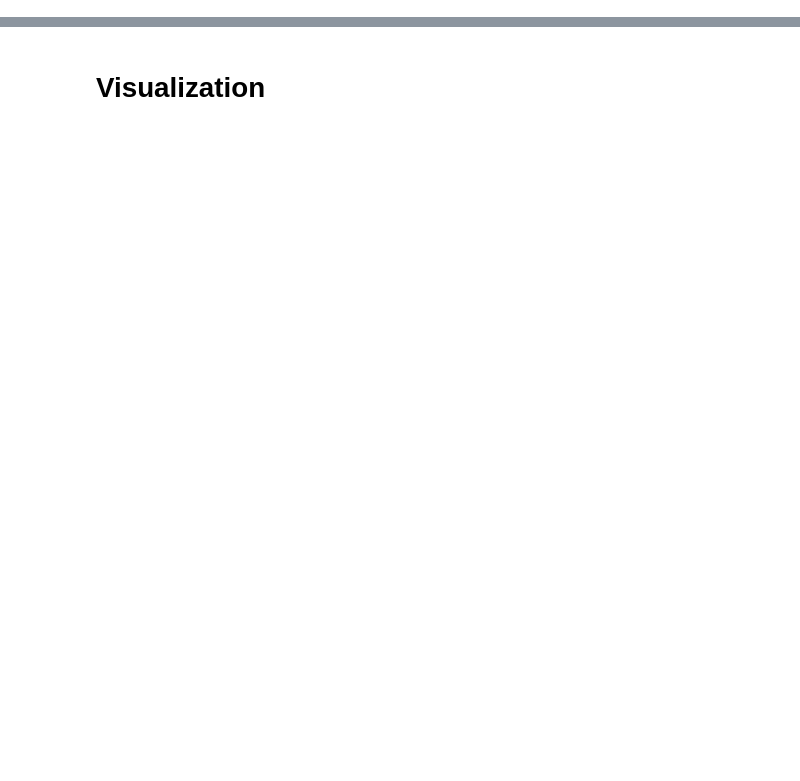
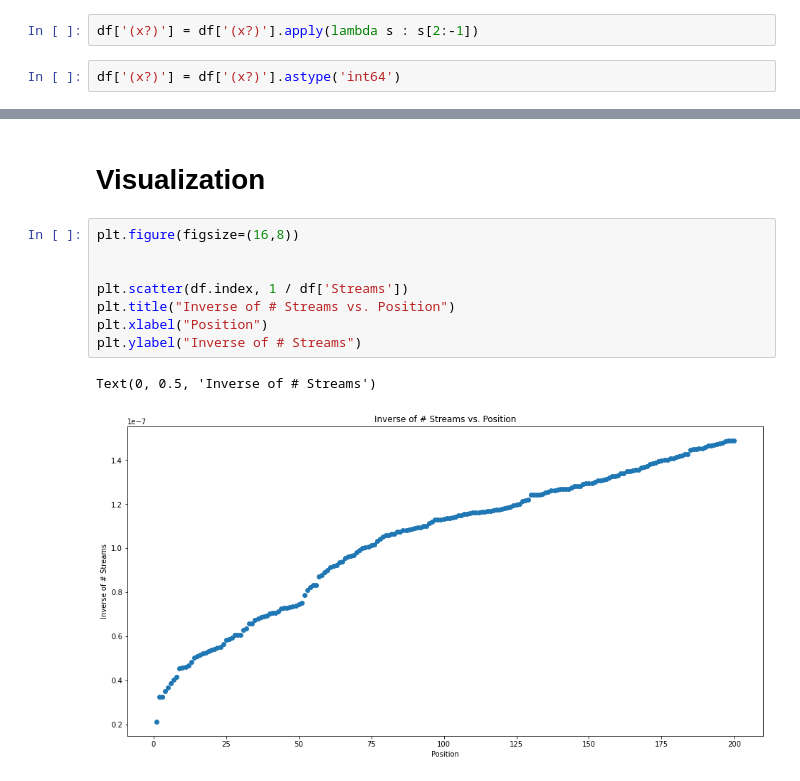
Before and after one commit to traders/Jupyter-Tutorial, a Jupyter notebook: Tutorial 1-??-2023.ipynb, the cells around one changed output, grey strips where cells are left out. Cells and saved outputs as stored; diff of their text form; blank space fills up the shorter version.

```diff
--- a/Tutorial 1-??-2023.ipynb
+++ b/Tutorial 1-??-2023.ipynb
@@ -129,0 +351,4 @@ df.sort_values('Artist', axis=0).head(200)
+# %%
+df['(x?)'] = df['(x?)'].apply(lambda s : s[2:-1])
+# %%
+df['(x?)'] = df['(x?)'].astype('int64')
@@ -130,2 +378,13 @@ df.sort_values('Artist', axis=0).head(200)
 # %% [markdown]
 # Visualization
+# %%
+plt.figure(figsize=(16,8))
+
+
+plt.scatter(df.index, 1 / df['Streams'])
+plt.title("Inverse of # Streams vs. Position")
+plt.xlabel("Position")
+plt.ylabel("Inverse of # Streams")
+# %% [output]
+Text(0, 0.5, 'Inverse of # Streams')
+[figure, added]
```
Also changed, not shown: parts of 50 cells of this notebook, 1 other file.
